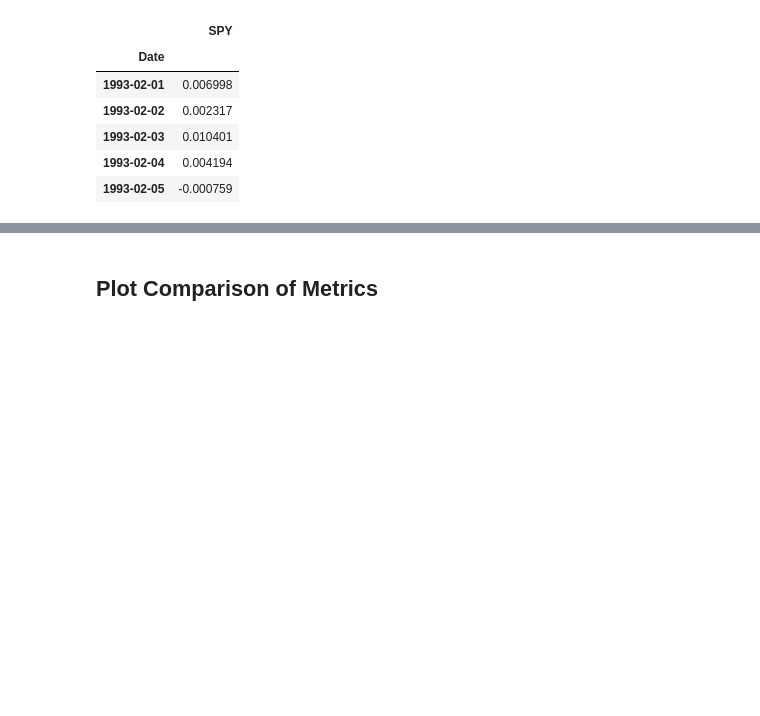
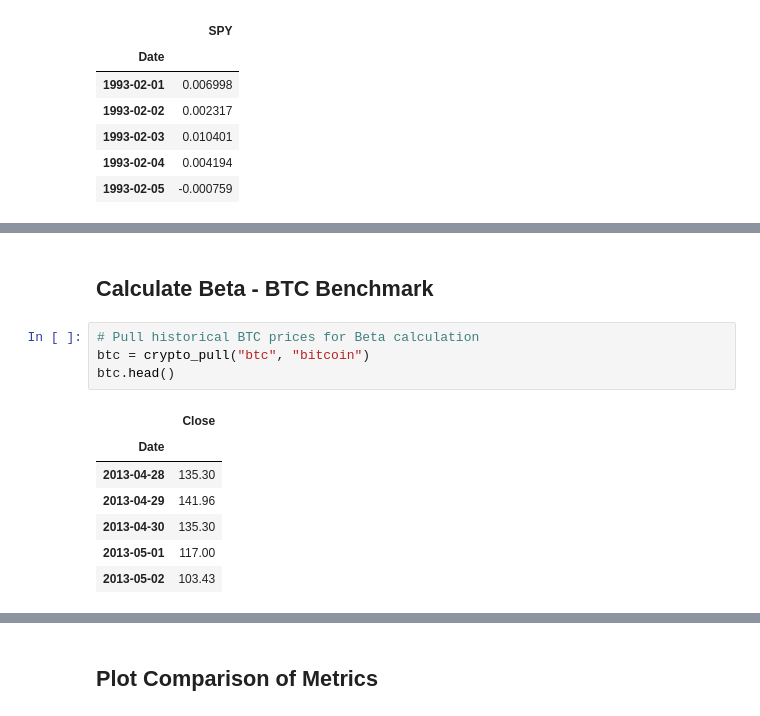
Before and after one commit to nairrekhabr/Project_3, a Jupyter notebook: eth_link_analysis/eth_link_historical_analysis.ipynb, the cells around one changed output, grey strips where cells are left out. Drawn from its saved outputs; the diff is of its cells as text; blank space fills up the shorter version.

```diff
--- a/eth_link_analysis/eth_link_historical_analysis.ipynb
+++ b/eth_link_analysis/eth_link_historical_analysis.ipynb
@@ -418,0 +435,14 @@ beta
+# %% [markdown]
+## Calculate Beta - BTC Benchmark
+# %%
+# Pull historical BTC prices for Beta calculation
+btc = crypto_pull("btc", "bitcoin")
+btc.head()
+# %% [output]
+|  | Close |
+| Date |  |
+| 2013-04-28 | 135.30 |
+| 2013-04-29 | 141.96 |
+| 2013-04-30 | 135.30 |
+| 2013-05-01 | 117.00 |
+| 2013-05-02 | 103.43 |
```
Also changed, not shown: parts of 49 cells of this notebook, 20 other files.
